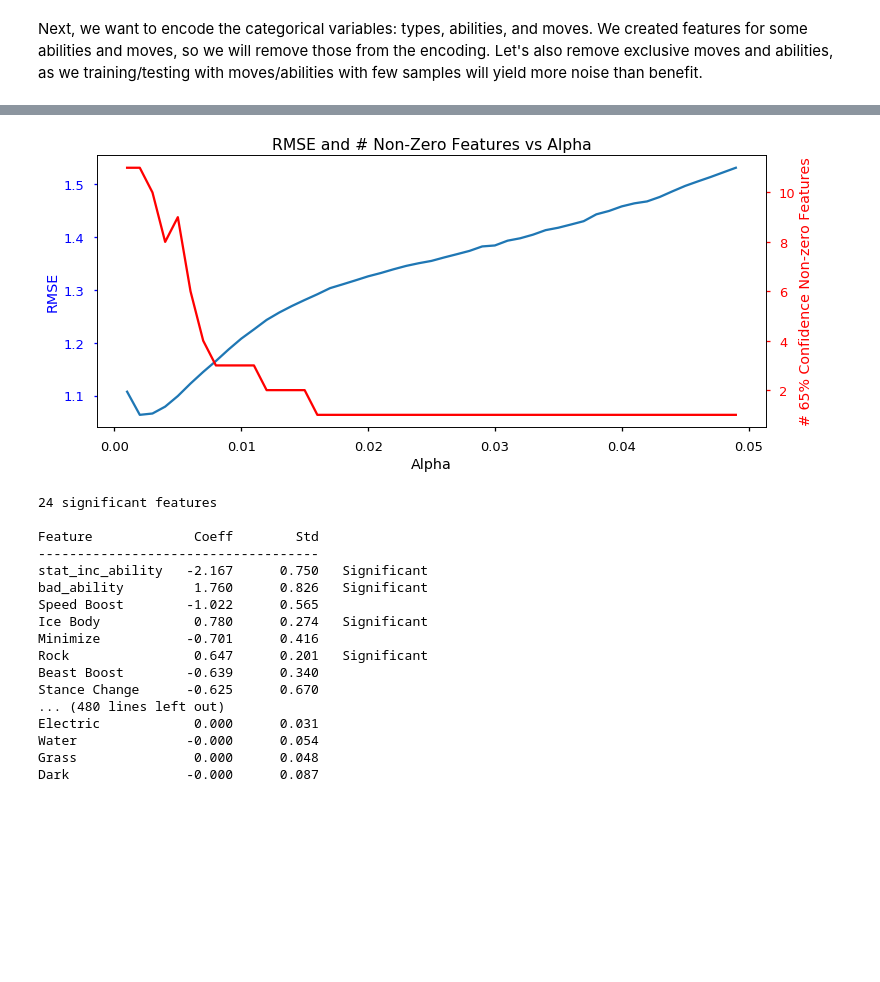
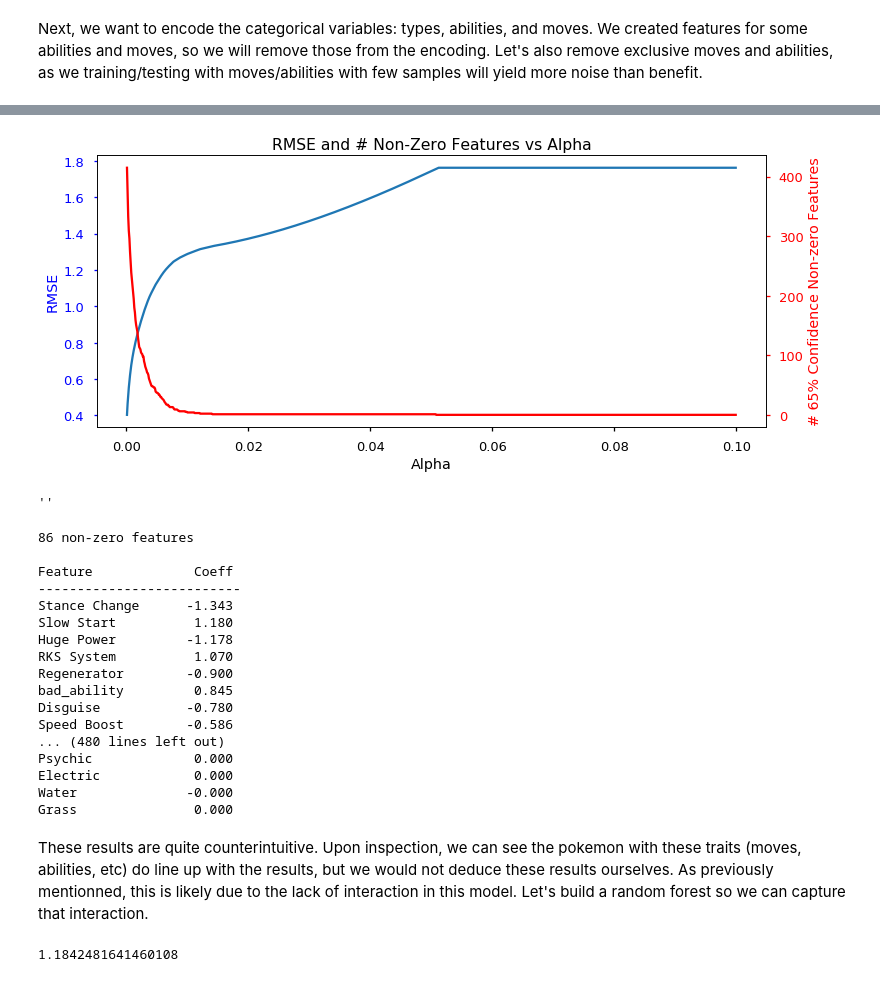
Before and after one commit to n2cholas/pokemon-analysis, a Jupyter notebook: Pokemon-Analysis.ipynb, the cells around one changed output, grey strips where cells are left out. Cells and saved outputs as stored; diff of their text form; code cells hidden in the pictures; blank space fills up the shorter version.

Commit message:
fixed lasso

```diff
--- a/Pokemon-Analysis.ipynb
+++ b/Pokemon-Analysis.ipynb
@@ -900,14 +902,14 @@ from sklearn import feature_selection
 from sklearn.metrics import mean_squared_error
 from sklearn.utils import resample
 # %%
-alphas, rmse, num_sig = np.arange(0.001, 0.05, 0.001), [], []
+alphas, rmse, num_sig = np.arange(0.0001, 0.1, 0.0001), [], []
 
 for a in alphas:
     reg = linear_model.Lasso(alpha=a, normalize=True, max_iter=10000)
+    '''
     temp_rmse, temp_sig = [], []
-
     for i in range(500):
-        temp_x, temp_y = resample(df_x, df_y, n_samples=len(df_x)//2)
+        temp_x, temp_y = resample(df_x, df_y, n_samples=400)
         reg.fit(temp_x, temp_y)
         temp_rmse.append(np.sqrt(mean_squared_error(df_y, reg.predict(df_x))))
         temp_sig.append(reg.coef_)
@@ -917,58 +919,77 @@ for a in alphas:
 
     rmse.append(np.mean(temp_rmse))
     num_sig.append(np.sum([1 for c in temp_sig2 if abs(c[0]) >= c[1] and abs(c[0]) > 0.0001]))
+    '''
+    reg.fit(df_x, df_y)
+    rmse.append(np.sqrt(mean_squared_error(df_y, reg.predict(df_x))))
+    num_sig.append(sum([1 for c in reg.coef_ if abs(c) > 0.0001]))
     #not c[0]-2*c[1] <= 0 <= c[0]+2*c[1]
 # %%
 fig, ax = plt.subplots(figsize=(12, 5)) #2, 1,
 ax.set(title='RMSE and # Non-Zero Features vs Alpha')
 ax.plot(alphas, rmse)
 ax.set_xlabel('Alpha')
-ax.set_ylabel('RMSE', color='b')
-ax.tick_params('y', colors='b')
+ax.set_ylabel('RMSE', color='Blue')
+ax.tick_params('y', colors='Blue')
 
 ax2 = ax.twinx()
 ax2.plot(alphas, num_sig, color='Red')
 ax2.set_ylabel('# 65% Confidence Non-zero Features', color='Red')
 ax2.tick_params('y', colors='Red')
 # %% [output]
-[figure, old version]
+[figure, new version]
 # %%
-reg = linear_model.Lasso(alpha=0.005, normalize=True, max_iter=10000)
+reg = linear_model.Lasso(alpha=0.003, normalize=True, max_iter=100000)
 reg.fit(df_x, df_y)
-
+'''
 temp_sig=[]
 for i in range(1000):
-    temp_x, temp_y = resample(df_x, df_y, n_samples=len(df_x)//2)
+    temp_x, temp_y = resample(df_x, df_y, n_samples=400)
     reg.fit(temp_x, temp_y)
     temp_rmse.append(np.sqrt(mean_squared_error(df_y, reg.predict(df_x))))
     temp_sig.append(reg.coef_)
 
 temp_sig = zip(*temp_sig) #flips
+reg_coef = [np.mean(coef) for coef in temp_sig]
 std = [np.std(coef) for coef in temp_sig]
+'''
+;
+# %% [output]
+''
 # %%
-coef = sorted([(prop, coef, s) for coef, prop, s in zip(reg.coef_, df_x.columns, std)], key=(lambda x: -abs(x[1])))
-print('{} significant features'.format(sum([1 for c in coef if abs(c[1]) > 2*abs(c[2])])))
+coef = sorted([(prop, c) for c, prop in zip(reg.coef_, df_x.columns)], key=(lambda x: -abs(x[1])))
+print('{} non-zero features'.format(sum([1 for c in coef if abs(c[1]) > 0.0001])))
 print()
-print("{0:<18} {1:>6} {2:>10}".format('Feature', 'Coeff', 'Std'))
-print('-'*36)
+print("{0:<18} {1:>6}".format('Feature', 'Coeff')) #{2:>10} , 'Std'
+print('-'*26)
 for c in coef:
-    print("{0:<18} {1:>6.3f} {2:>10.3f} {3}".format(*c, ('  Significant' if abs(c[1]) > 2*abs(c[2]) else '')))
-    #print("{0:<18} {1:>6.3f} {2:>10.3f}".format(*c))
+    #print("{0:<18} {1:>6.3f} {2:>10.3f} {3}".format(*c, ('  65% Confident' if abs(c[1]) > 2*abs(c[2]) else '')))
+    print("{0:<18} {1:>6.3f}".format(*c)) #{2:>10.3f}
 # %% [output]
-24 significant features
+86 non-zero features
 
-Feature             Coeff        Std
-------------------------------------
-stat_inc_ability   -2.167      0.750   Significant
-bad_ability         1.760      0.826   Significant
-Speed Boost        -1.022      0.565
-Ice Body            0.780      0.274   Significant
-Minimize           -0.701      0.416
-Rock                0.647      0.201   Significant
-Beast Boost        -0.639      0.340
-Stance Change      -0.625      0.670
+Feature             Coeff
+--------------------------
+Stance Change      -1.343
+Slow Start          1.180
+Huge Power         -1.178
+RKS System          1.070
+Regenerator        -0.900
+bad_ability         0.845
+Disguise           -0.780
+Speed Boost        -0.586
 ... (480 lines left out)
-Electric            0.000      0.031
-Water              -0.000      0.054
-Grass               0.000      0.048
-Dark               -0.000      0.087
+Psychic             0.000
+Electric            0.000
+Water              -0.000
+Grass               0.000
+# %% [markdown]
+These results are quite counterintuitive. Upon inspection, we can see the pokemon with these traits (moves, abilities, etc) do line up with the results, but we would not deduce these results ourselves. As previously mentionned, this is likely due to the lack of interaction in this model. Let's build a random forest so we can capture that interaction.
+# %%
+import sklearn.ensemble as ens
+
+model = ens.AdaBoostRegressor()
+model.fit(df_x, df_y)
+np.sqrt(mean_squared_error(df_y, model.predict(df_x)))
+# %% [output]
+1.1842481641460108
```
Also changed, not shown: parts of 2 cells of this notebook.
